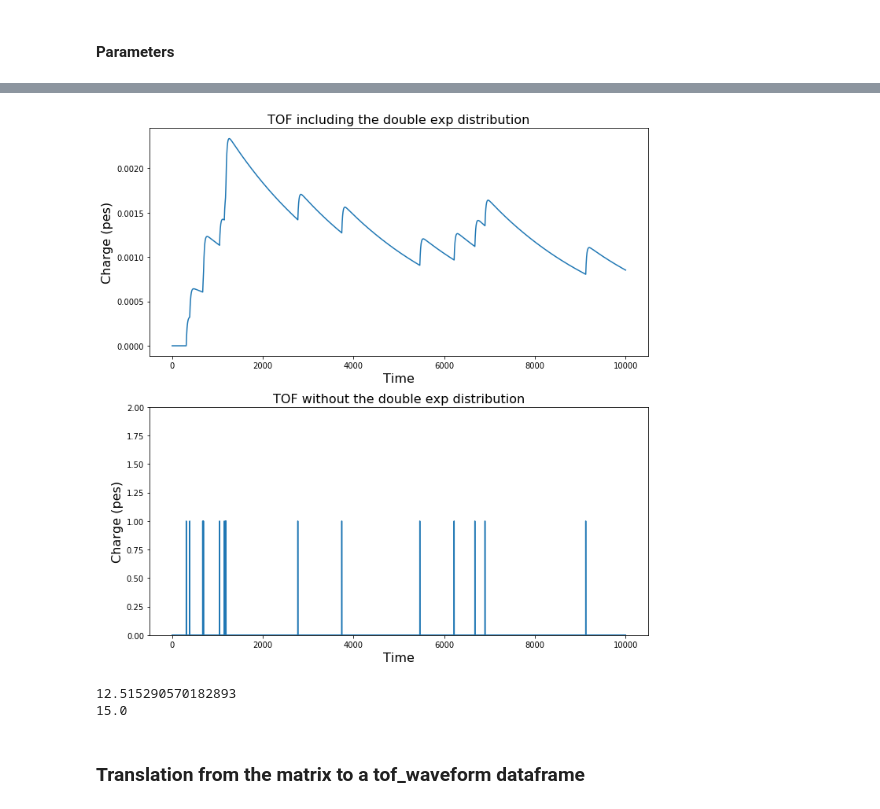
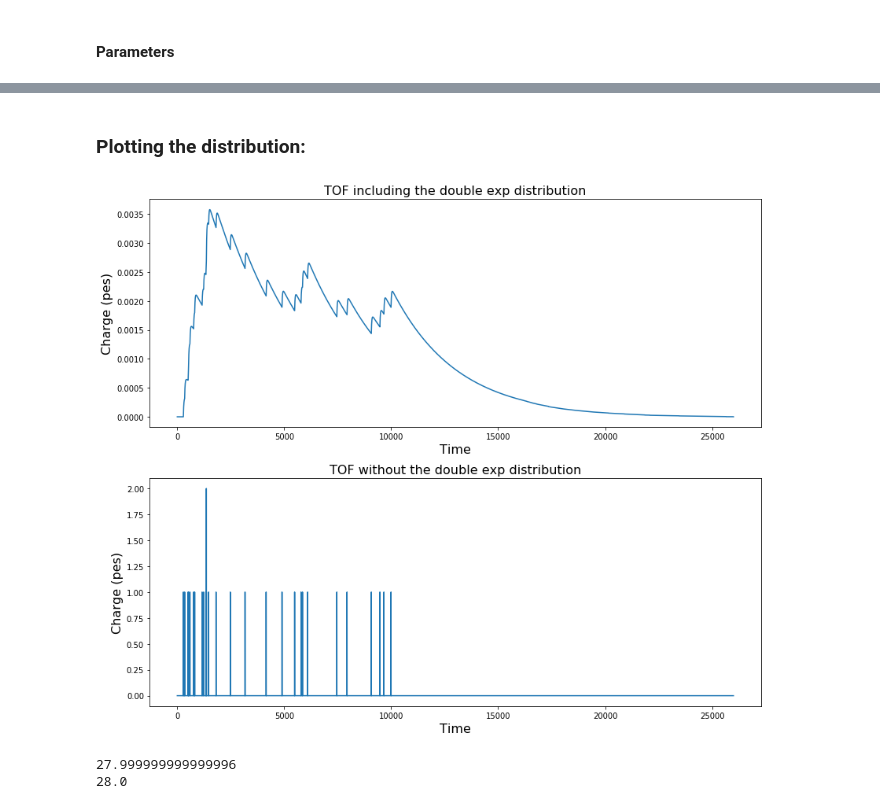
Before and after one commit to petalo-project/ANTEANB, a Jupyter notebook: elec/TOF_compute_demo.ipynb, the cells around one changed output, grey strips where cells are left out. Drawn from its saved outputs; the diff is of its cells as text; code cells hidden in the pictures.

```diff
--- a/elec/TOF_compute_demo.ipynb
+++ b/elec/TOF_compute_demo.ipynb
@@ -32,54 +51,46 @@ tof_table      = np.zeros((time_window  + len(spe_resp)-1, n_sipms))
 # %%
-## This function returns the same matrix but for the TOF discrete case (no distribution added)
+## This functions are the TOF discrete case in orderto compare with the case distribution added.
 def no_convolve_tof(spe_resp, signal):
     no_conv_zeros = np.zeros(len(spe_resp)-1)
     no_conv_first = np.hstack([1., no_conv_zeros, np.zeros(len(signal)-1)])
     no_conv_res   = np.zeros(len(spe_resp)+len(signal)-1)
     pe_pos        = np.argwhere(signal > 0)
     pe_recov      = signal[pe_pos]
-    for i in range(len(pe_recov)):
-        desp     = np.roll(no_conv_first, pe_pos[i])
+    for i,j in enumerate(pe_recov):
+        desp     = np.roll(no_conv_first*j, pe_pos[i])
         no_conv_res = desp + no_conv_res
     return no_conv_res
+
+def tdc_no_convolution(tof_response, spe_response, s_id, time_window, te_tdc):
+    pe_vect = np.zeros(time_window)
+    sel_tof = tof_response[(tof_response.sensor_id == s_id) &
+                           (tof_response.time_bin < time_window)]
+    pe_vect[sel_tof.time_bin.values] = sel_tof.charge.values
+    tdc_conv = no_convolve_tof(spe_response, pe_vect)
+    return tdc_conv
+# %% [markdown]
+### Plotting the distribution:
+# %%
+## Choosing a sensor id as an example:
+s_id        = -53371
+tdc_conv    = tf.tdc_convolution(evt_tof, spe_resp, s_id, time_window, te_tdc)
+tdc_no_conv = tdc_no_convolution(evt_tof, spe_resp, s_id, time_window, te_tdc)
 # %%
-tof_wave  = load_mcTOFsns_response(file_name)
-for evt in range(1):
-    tof_waveforms = tof_wave[tof_wave.event_id == evt]
-    pe_table  = np.zeros((time_window, n_sipms))
-    for i, wf in tof_waveforms.iterrows():
-        if wf.time_bin < time_window:
-            s_id = - wf.sensor_id - first_sipm
-            pe_table[wf.time_bin, s_id] = wf.charge
+fig, (ax1, ax2) = plt.subplots(2,1,figsize=(12,10))
+ax1.plot(np.arange(0, len(tdc_conv)), tdc_conv   )
+ax2.plot(np.arange(0, len(tdc_conv)), tdc_no_conv)
+ax1.set_ylabel('Charge (pes)', size=16)
+ax2.set_ylabel('Charge (pes)', size=16)
+ax1.set_xlabel(        'Time', size=16)
+ax2.set_xlabel(        'Time', size=16)
+ax1.set_title('TOF including the double exp distribution', size=16)
+ax2.set_title('TOF without the double exp distribution'  , size=16)
+plt.tight_layout()
+plt.show()
 
-    conv_table    = np.zeros((len(pe_table) + len(spe_resp)-1, n_sipms))
-    no_conv_table = np.zeros((len(pe_table) + len(spe_resp)-1, n_sipms))
-
-    #for i in range(n_sipms):
-    for i in range(91, 92):
-        if np.count_nonzero(pe_table[0:time_window,i]):
-            conv_table[:,i]    = tf.convolve_tof(spe_resp, pe_table[0:time_window,i])
-            zeros_spe_resp     = np.zeros(len(spe_resp))
-            no_conv_table[:,i] = no_convolve_tof(zeros_spe_resp, pe_table[0:time_window,i])
-
-            fig, (ax1, ax2) = plt.subplots(2,1,figsize=(10,10))
-            ax1.plot(np.arange(0,time_window), conv_table[:time_window,i])
-            ax2.plot(np.arange(0,time_window), no_conv_table[:time_window,i])
-            #ax1.set_ylim(0,2)
-            ax2.set_ylim(0,2)
-            ax1.set_ylabel('Charge (pes)', size=16)
-            ax2.set_ylabel('Charge (pes)', size=16)
-            ax1.set_xlabel('Time', size=16)
-            ax2.set_xlabel('Time', size=16)
-            ax1.set_title('TOF including the double exp distribution', size=16)
-            ax2.set_title('TOF without the double exp distribution', size=16)
-            plt.tight_layout()
-            plt.show()
-
-            print(np.sum(conv_table   [:time_window,i]))
-            print(np.sum(no_conv_table[:time_window,i]))
+print(np.sum(tdc_conv))
+print(np.sum(tdc_no_conv))
 # %% [output]
-[figure, old version]
+[figure, new version]
-12.515290570182893
-15.0
+27.999999999999996
+28.0
-# %% [markdown]
-### Translation from the matrix to a tof_waveform dataframe
```
Also changed, not shown: parts of 10 cells of this notebook.
